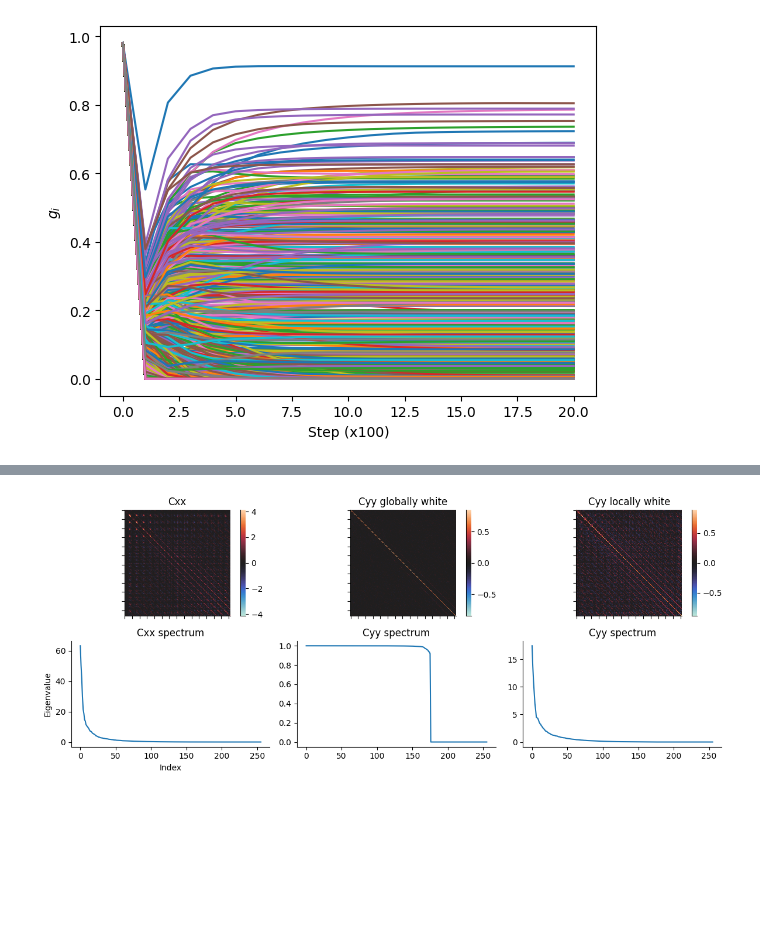
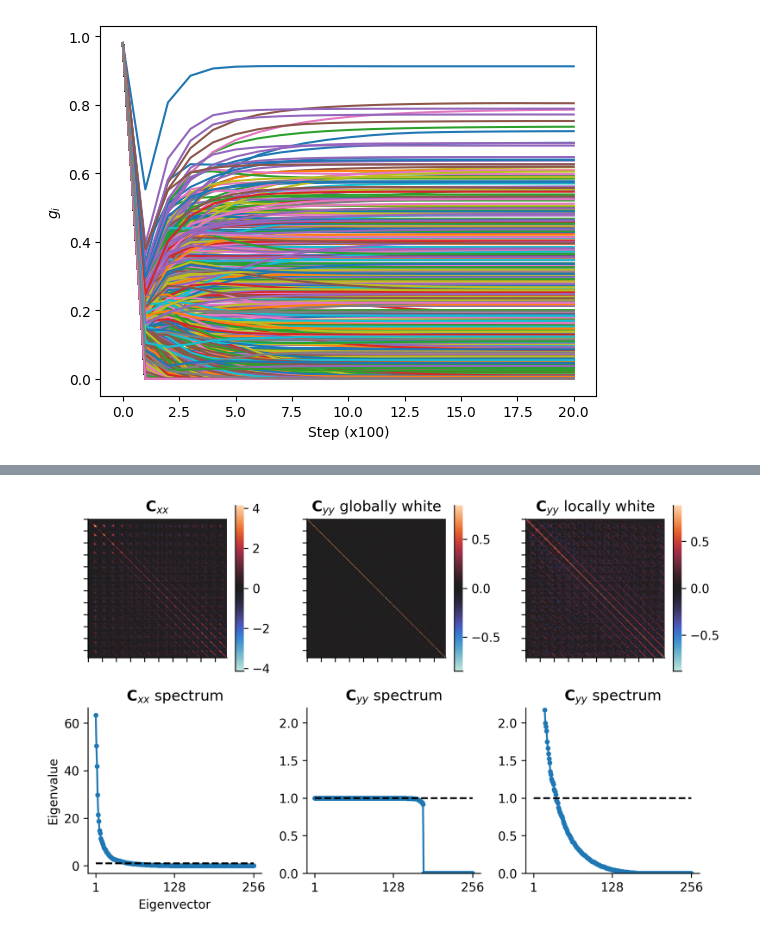
Before and after one commit to lyndond/frame_whitening, a Jupyter notebook: figures/conv2d.ipynb, the cells around one changed output, grey strips where cells are left out. Saved outputs shown, nothing was run; the diff lists cells and outputs as text; code cells hidden in the pictures; blank space fills up the shorter version.

Commit message:
figure changes

```diff
--- a/figures/conv2d.ipynb
+++ b/figures/conv2d.ipynb
@@ -122,34 +122,43 @@ sns.despine()
 # %%
 Cw2 = np.cov(Xw2.reshape(n_steps, -1).T)
 
 vv, _ = np.linalg.eigh(Cw2)
 Cww = Mw @ Cxx0 @ Mw.T
 
 def heatmap(C, ax):
     _VMAX = np.max(np.abs(C))
     im =sns.heatmap(C, ax=ax, vmin=-_VMAX, vmax=_VMAX, cmap="icefire", cbar=True, square=True)
 
-fig, ax = plt.subplots(2, 3, figsize=(12, 5))
+
+fig, ax = plt.subplots(2, 3, figsize=(8, 5), dpi=300, sharex="row")
+N = Cxx0.shape[0]
 
 heatmap(Cxx0, ax[0,0])
 heatmap(Cww, ax[0,1])
 heatmap(Cw2, ax[0,2])
 
-ax[1,0].plot(np.linalg.eigh(Cxx0)[0][::-1])
-ax[1,1].plot(np.linalg.eigh(Cww)[0][::-1])
-ax[1,2].plot(np.linalg.eigh(Cw2)[0][::-1])
+ax[1,0].plot(np.arange(1,N+1), np.linalg.eigh(Cxx0)[0][::-1], ".-")
+ax[1,1].plot(np.arange(1, N+1), np.linalg.eigh(Cww)[0][::-1], ".-")
+ax[1,2].plot(np.arange(1, N+1), np.linalg.eigh(Cw2)[0][::-1], ".-")
 
-ax[0,0].set(title="Cxx", xticklabels=[], yticklabels=[])
-ax[0,1].set(title="Cyy globally white", xticklabels=[], yticklabels=[])
-ax[0,2].set(title="Cyy locally white", xticklabels=[], yticklabels=[])
+ax[1,0].hlines(1, 1, N, color="k", linestyle="--")
+ax[1,1].hlines(1, 1, N, color="k", linestyle="--")
+ax[1,2].hlines(1, 1, N, color="k", linestyle="--")
+
+
+ax[0,0].set(title=r"${\bf C}_{xx}$", xticklabels=[], yticklabels=[])
+ax[0,1].set(title=r"${\bf C}_{yy}$ globally white", xticklabels=[], yticklabels=[])
+ax[0,2].set(title=r"${\bf C}_{yy}$ locally white", xticklabels=[], yticklabels=[])
 
 yscale = "linear"
-ax[1, 0].set(title="Cxx spectrum", yscale=yscale, ylabel="Eigenvalue", xlabel="Index")
-ax[1, 1].set(title="Cyy spectrum", yscale=yscale)
-ax[1, 1].set(title="Cyy spectrum", yscale=yscale)
-ax[1, 2].set(title="Cyy spectrum", yscale=yscale)
+ax[1, 0].set(title=r"${\bf C}_{xx}$ spectrum", yscale=yscale,
+    ylabel="Eigenvalue", xlabel="Eigenvector",
+    xticks=(1, N//2, N), xticklabels=(1, N//2, N))
+
+ax[1, 1].set(title=r"${\bf C}_{yy}$ spectrum", yscale=yscale, ylim=(0, 2.2))
+ax[1, 2].set(title=r"${\bf C}_{yy}$ spectrum", yscale=yscale, ylim=(0, 2.2))
 
 fig.tight_layout()
 sns.despine()
 # %% [output]
-[figure, old version]
+[figure, new version]
```
Also changed, not shown: parts of 2 cells of this notebook, 1 other file.
